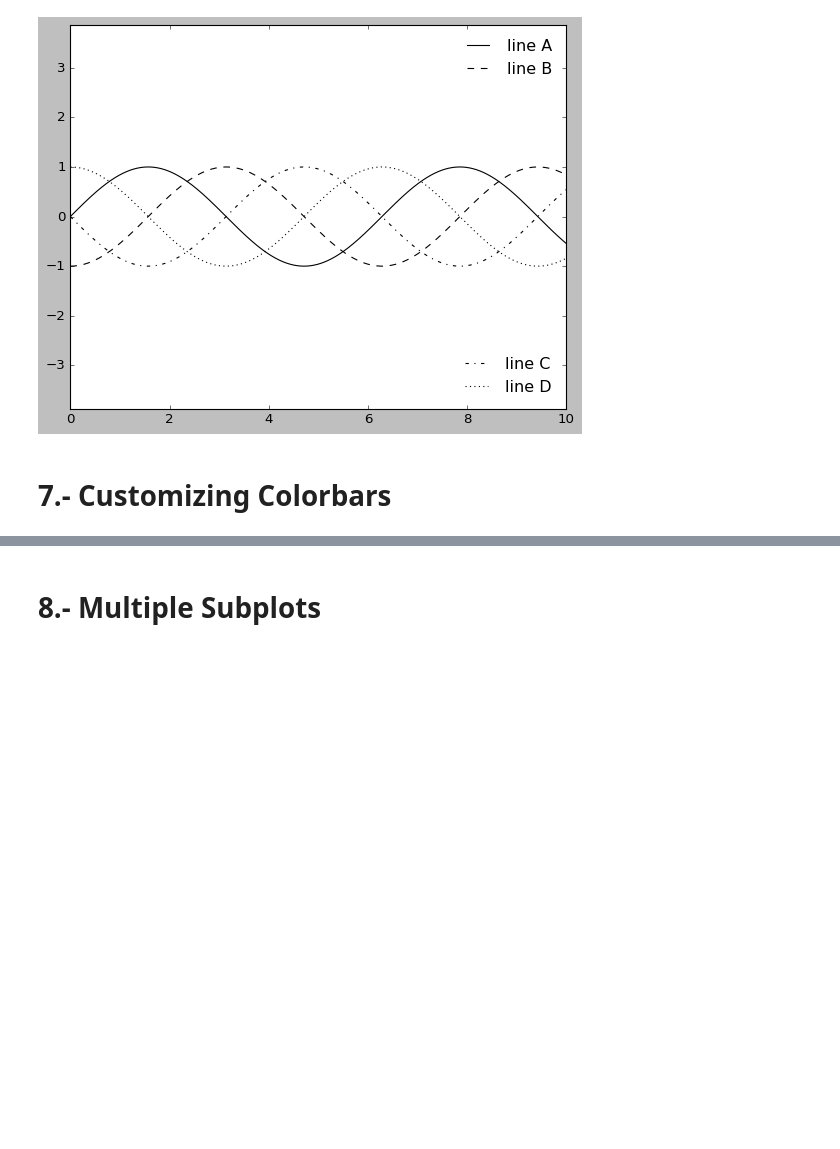
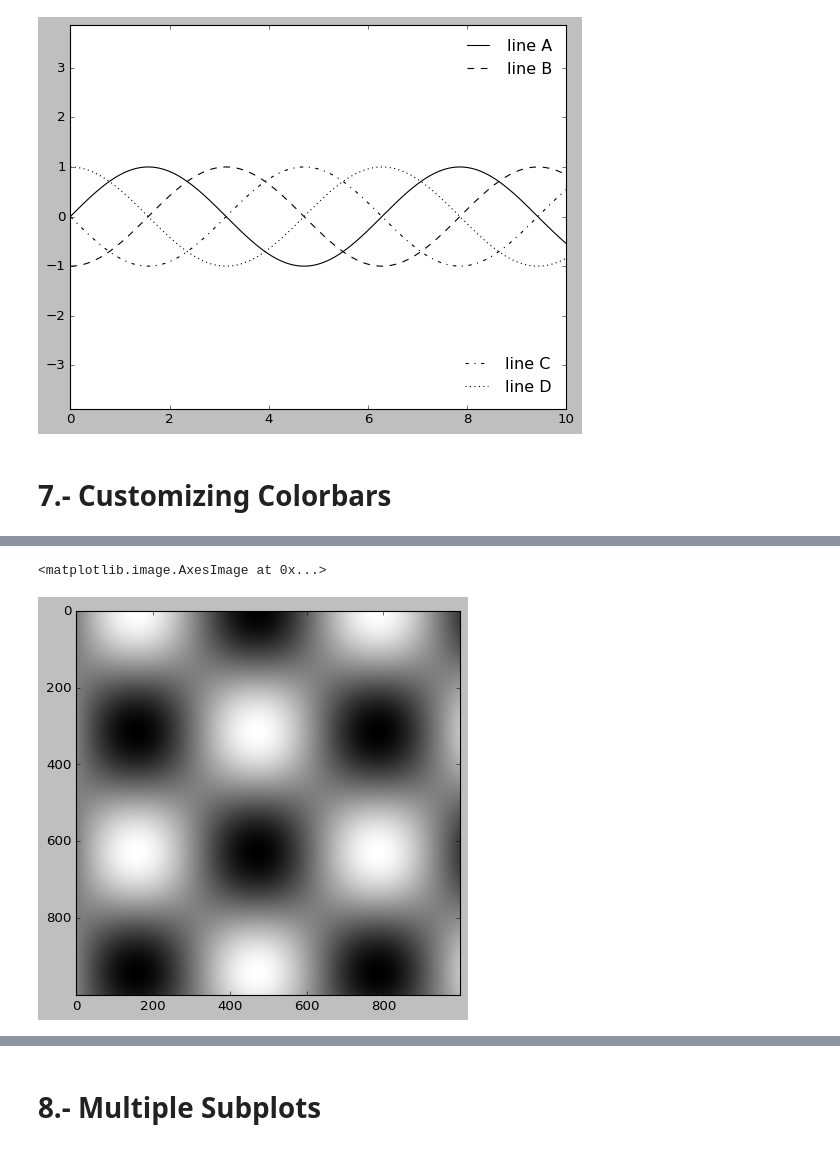
Before and after one commit to dirodgu/python_data_analysis_course, a Jupyter notebook: notebooks/chapter_4.ipynb, the cells around one changed output, grey strips where cells are left out. Saved outputs shown, nothing was run; the diff lists cells and outputs as text; code cells hidden in the pictures; blank space fills up the shorter version.

```diff
--- a/notebooks/chapter_4.ipynb
+++ b/notebooks/chapter_4.ipynb
@@ -818,0 +839,5 @@ ax.add_artist(leg);
+# %%
+plt.imshow(I, cmap='gray')
+# %% [output]
+<matplotlib.image.AxesImage at 0x...>
+[figure, added]
```
Also changed, not shown: parts of 28 cells of this notebook.
